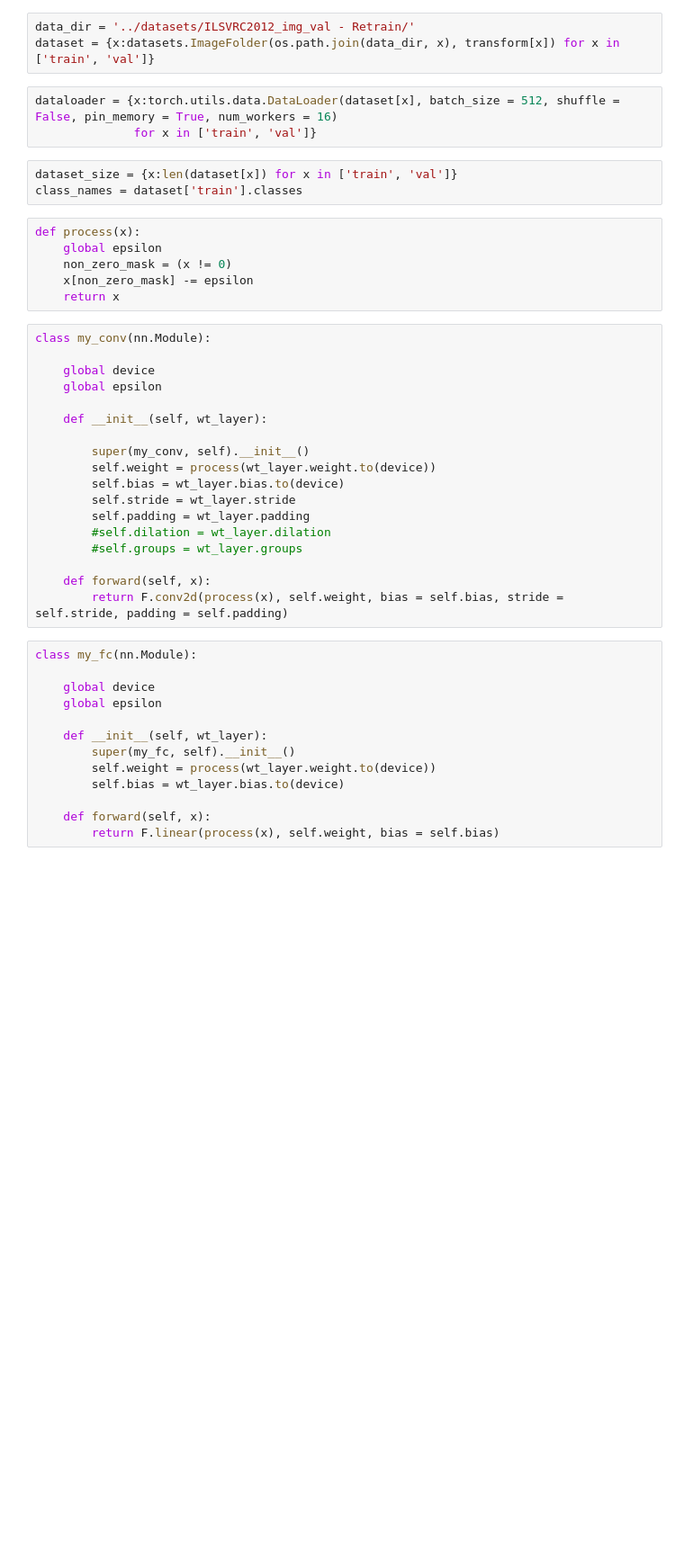
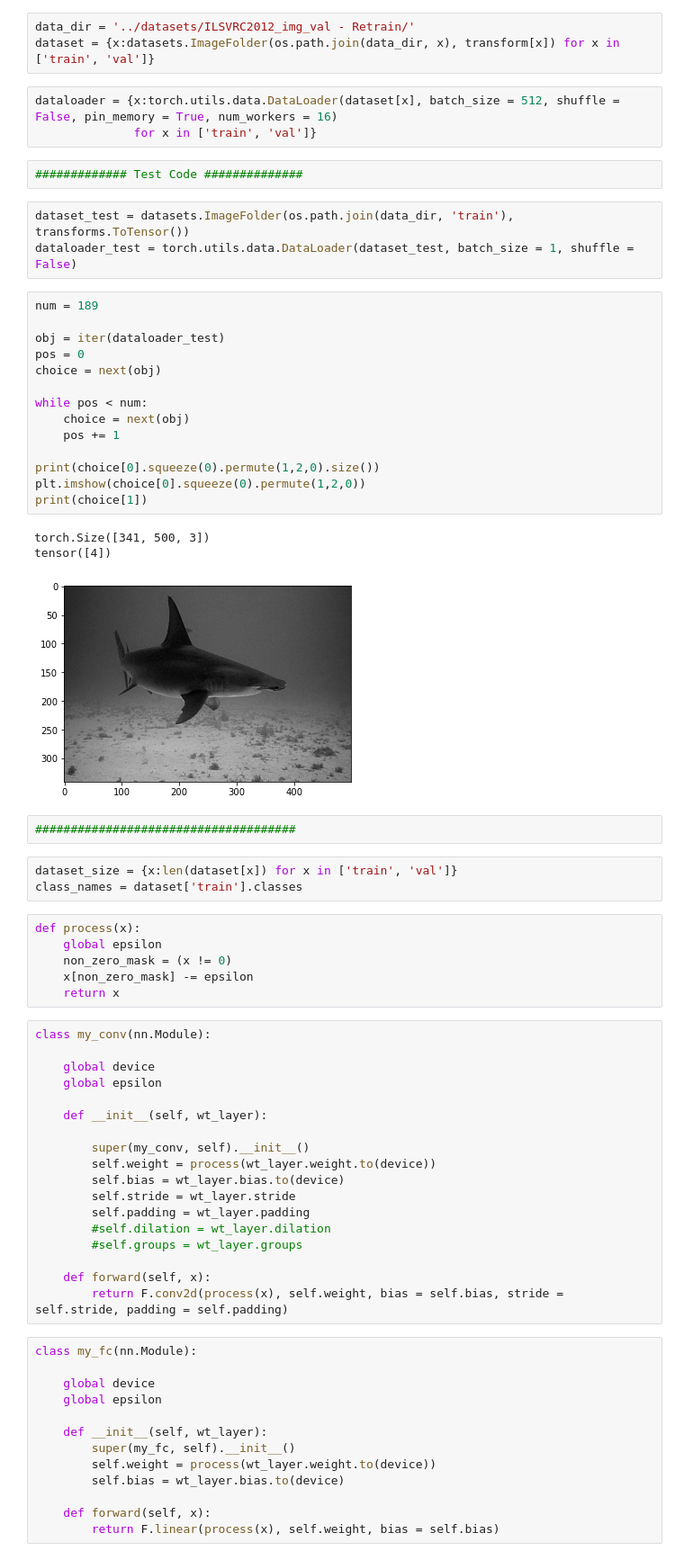
Before and after one commit to jaguar1700AD/NNA-Research, a Jupyter notebook: Cache Accuracy finder.ipynb, the cells around one changed output. Shown at 90% size. Drawn from its saved outputs; the diff is of its cells as text; blank space fills up the shorter version.

```diff
--- a/Cache Accuracy finder.ipynb
+++ b/Cache Accuracy finder.ipynb
@@ -38,6 +38,31 @@ dataset = {x:datasets.ImageFolder(os.path.join(data_dir, x), transform[x]) for x
 # %%
 dataloader = {x:torch.utils.data.DataLoader(dataset[x], batch_size = 512, shuffle = False, pin_memory = True, num_workers = 16)
               for x in ['train', 'val']}
+# %%
+############# Test Code ##############
+# %%
+dataset_test = datasets.ImageFolder(os.path.join(data_dir, 'train'), transforms.ToTensor())
+dataloader_test = torch.utils.data.DataLoader(dataset_test, batch_size = 1, shuffle = False)
+# %%
+num = 189
+
+obj = iter(dataloader_test)
+pos = 0
+choice = next(obj)
+
+while pos < num:
+    choice = next(obj)
+    pos += 1
+
+print(choice[0].squeeze(0).permute(1,2,0).size())
+plt.imshow(choice[0].squeeze(0).permute(1,2,0))
+print(choice[1])
+# %% [output]
+torch.Size([341, 500, 3])
+tensor([4])
+[figure, added]
+# %%
+#####################################
 # %%
 dataset_size = {x:len(dataset[x]) for x in ['train', 'val']}
 class_names = dataset['train'].classes
```
Also changed, not shown: parts of 2 cells of this notebook, 2 other files.
